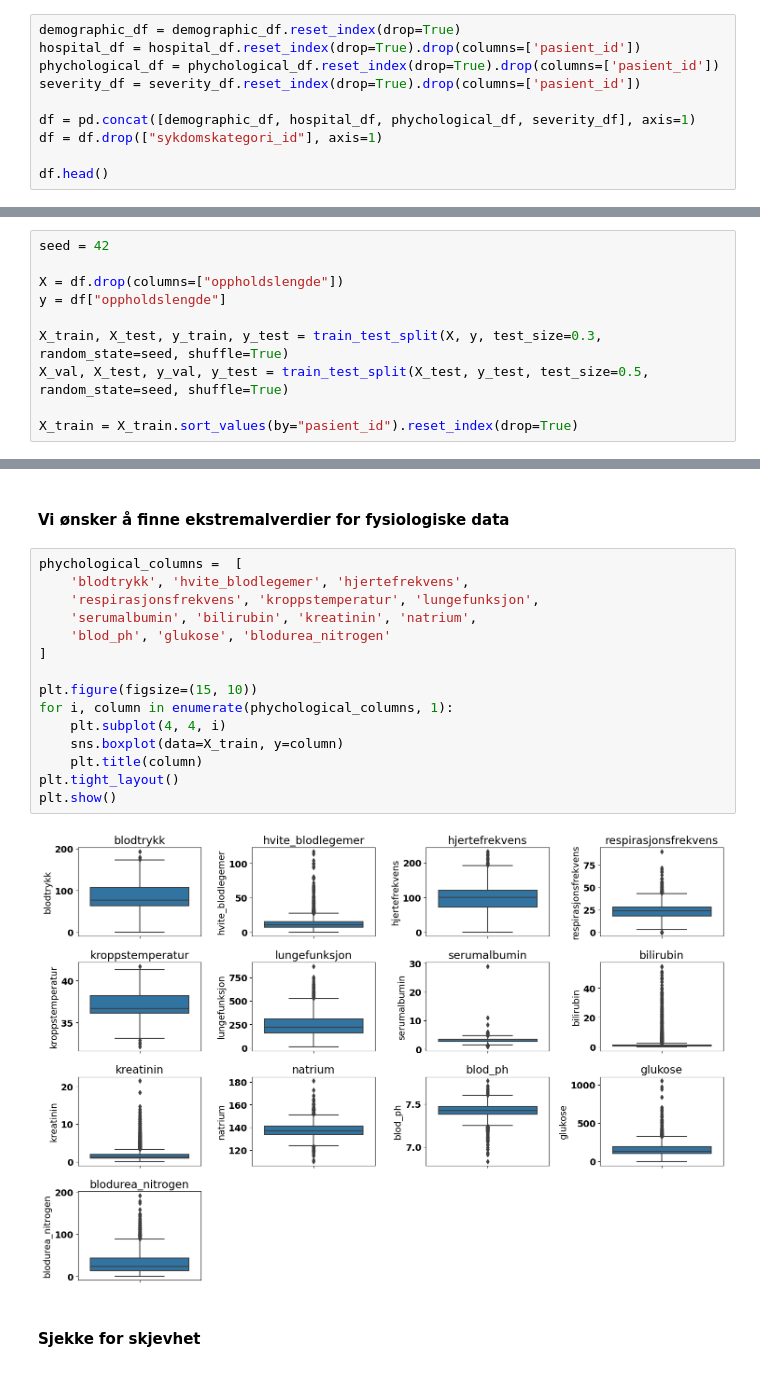
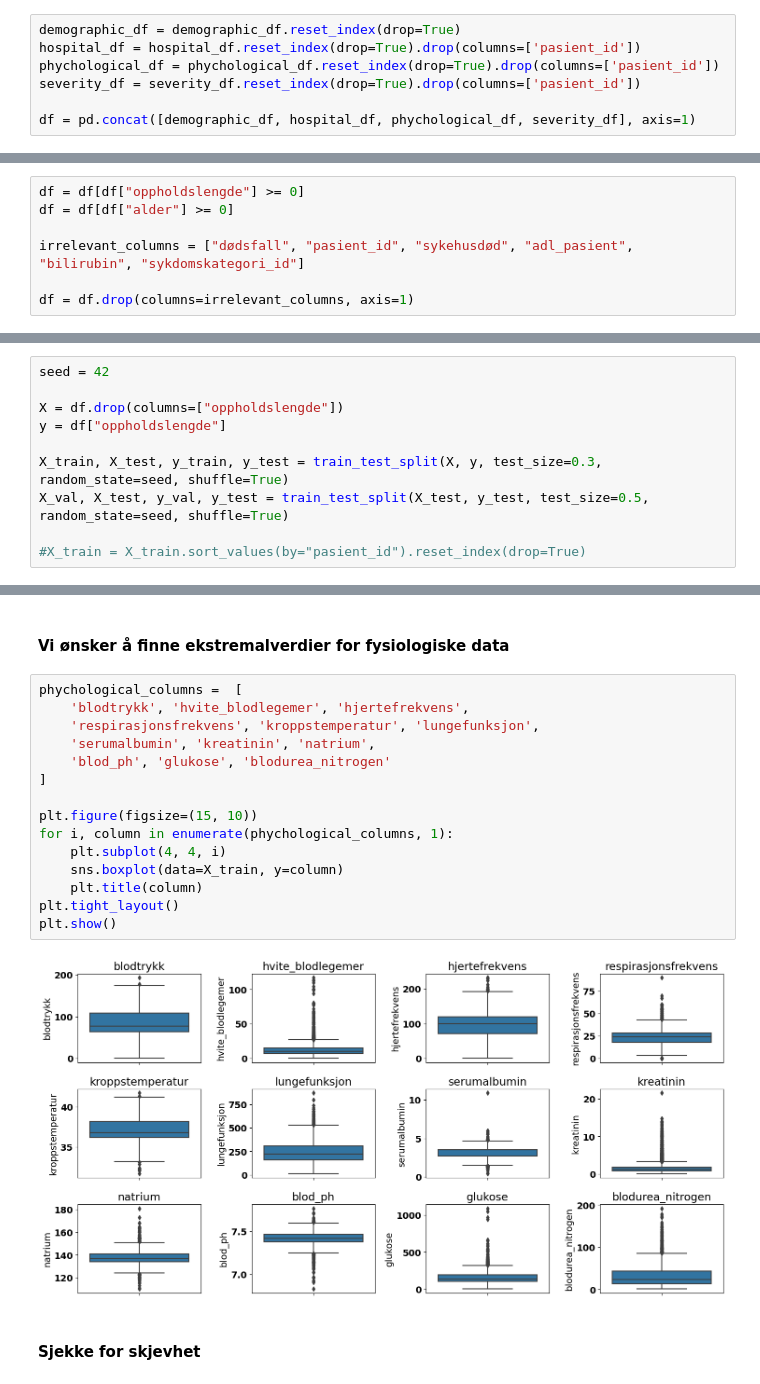
Before and after one commit to AnSloge/Predikasjon-av-oppholdslengde-p-sykehus, a Jupyter notebook: analyse.ipynb, the cells around one changed output, grey strips where cells are left out. Drawn from its saved outputs; the diff is of its cells as text.

Commit message:
RMSE: 18.78, fjernet negative verdier. Fjernet pasient_id, dødsfall, sykehusdød. Samt sterkt korrelerende variabler (lege_overlevelsesestimat, apache_fysiological_score)

```diff
--- a/analyse.ipynb
+++ b/analyse.ipynb
@@ -181,6 +173,3 @@ phychological_df = phychological_df.reset_index(drop=True).drop(columns=['pasien
 severity_df = severity_df.reset_index(drop=True).drop(columns=['pasient_id'])
 
 df = pd.concat([demographic_df, hospital_df, phychological_df, severity_df], axis=1)
-df = df.drop(["sykdomskategori_id"], axis=1)
-
-df.head()
@@ -220,3 +217,10 @@ df[['dødsfall','antall_komorbiditeter' ,'koma_score' ,'adl_pasient' ,'adl_stedf
+# %%
+df = df[df["oppholdslengde"] >= 0]
+df = df[df["alder"] >= 0]
+
+irrelevant_columns = ["dødsfall", "pasient_id", "sykehusdød", "adl_pasient", "bilirubin", "sykdomskategori_id"]
+
+df = df.drop(columns=irrelevant_columns, axis=1)
 # %% [markdown]
 ## Dele inn i trenings-, validerings- og testdata
 # %%
@@ -228,7 +232,7 @@ y = df["oppholdslengde"]
 X_train, X_test, y_train, y_test = train_test_split(X, y, test_size=0.3, random_state=seed, shuffle=True)
 X_val, X_test, y_val, y_test = train_test_split(X_test, y_test, test_size=0.5, random_state=seed, shuffle=True)
 
-X_train = X_train.sort_values(by="pasient_id").reset_index(drop=True)
+#X_train = X_train.sort_values(by="pasient_id").reset_index(drop=True)
 # %% [markdown]
 ## One-hot-encoding
 # %%
@@ -723,20 +786,20 @@ plt.show()
 # %%
 phychological_columns =  [
     'blodtrykk', 'hvite_blodlegemer', 'hjertefrekvens',
     'respirasjonsfrekvens', 'kroppstemperatur', 'lungefunksjon',
-    'serumalbumin', 'bilirubin', 'kreatinin', 'natrium',
+    'serumalbumin', 'kreatinin', 'natrium',
     'blod_ph', 'glukose', 'blodurea_nitrogen'
 ]
 
 plt.figure(figsize=(15, 10))
 for i, column in enumerate(phychological_columns, 1):
     plt.subplot(4, 4, i)
     sns.boxplot(data=X_train, y=column)
     plt.title(column)
 plt.tight_layout()
 plt.show()
 # %% [output]
-[figure, old version]
+[figure, new version]
 # %% [markdown]
 #### Sjekke for skjevhet
 # %%
```
Also changed, not shown: parts of 46 cells of this notebook, 4 other files.
